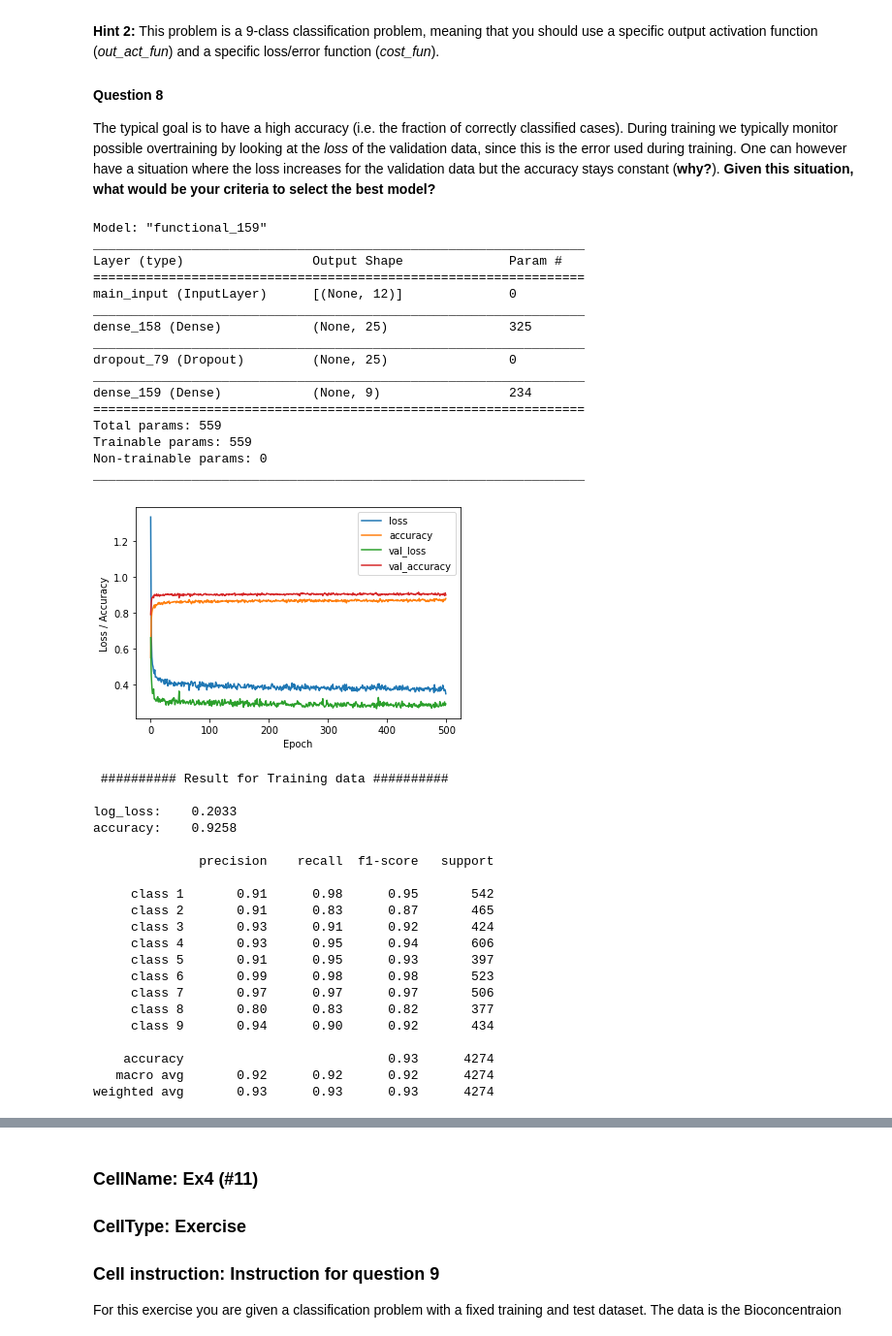
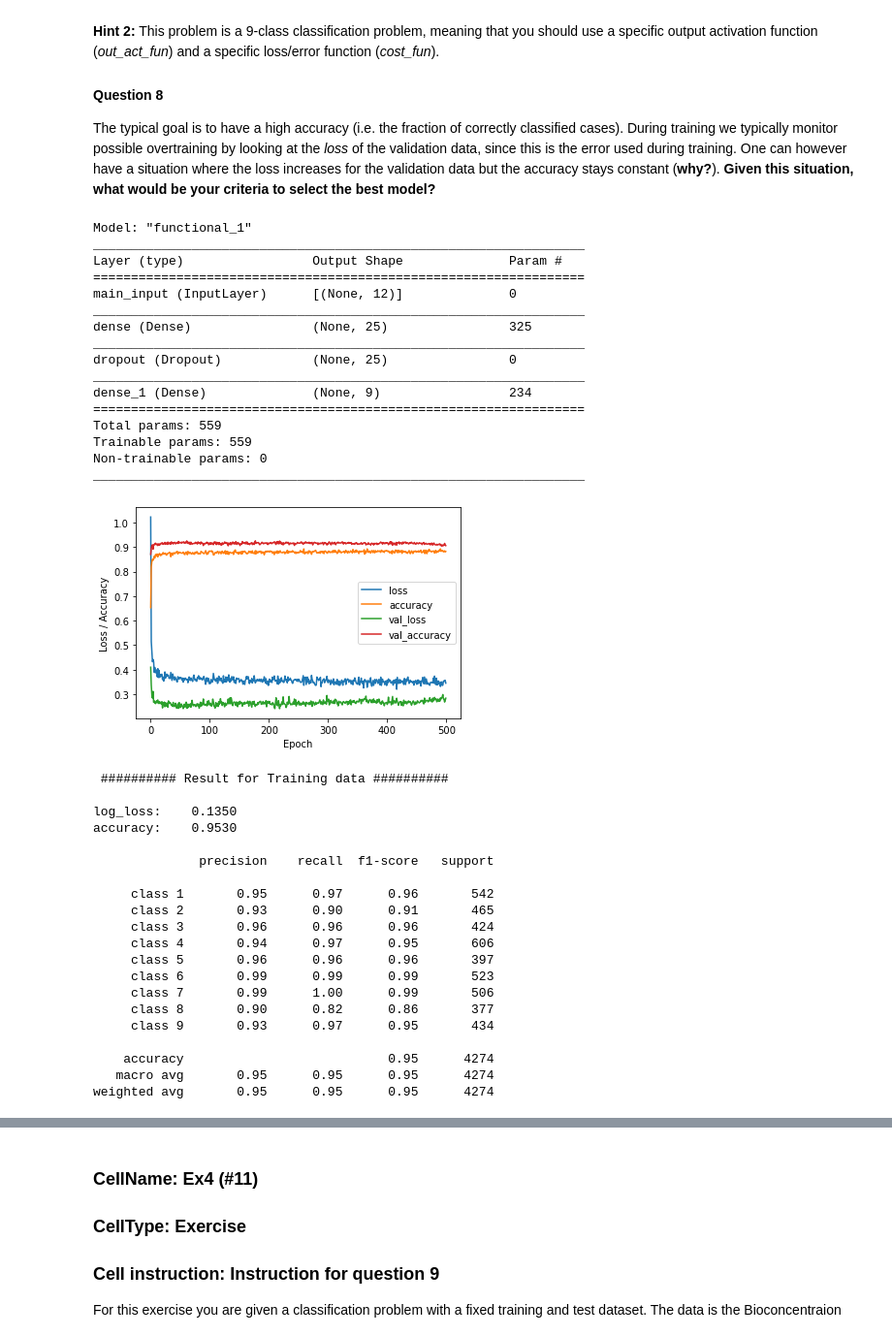
Before and after one commit to filipkalkan/EXTQ40, a Jupyter notebook: lab2.ipynb, the cells around one changed output, grey strips where cells are left out. Shown at 97% size. Drawn from its saved outputs; the diff is of its cells as text; code cells hidden in the pictures.

```diff
--- a/lab2.ipynb
+++ b/lab2.ipynb
@@ -792,9 +792,10 @@ from sklearn import model_selection
 x_trn, d_trn, x_val, d_val, x_tst, d_tst = vowels()
 
 # YOUR CODE FOR NORMALIZATION
-x_trn = preprocessing.normalize(x_trn)
-x_val = preprocessing.normalize(x_val)
-x_tst = preprocessing.normalize(x_tst)
+mu, std = standard(x_trn)
+x_trn = (x_trn - mu)/std
+x_val = (x_val - mu)/std
+x_tst = (x_tst - mu)/std
 num_classes = 9
 
 # YOUR CODE THAT DEFINES THE MLP
@@ -822,55 +823,55 @@ estimator_vowels = model_vowels.fit(x_trn, d_trn,
                       validation_data=(x_val,d_val),
                       batch_size=100,
                       verbose = 0)
 
 # Plot the learning curves
 plt.figure()
 plt.ylabel('Loss / Accuracy')
 plt.xlabel('Epoch')
 for k in estimator_vowels.history.keys():
     plt.plot(estimator_vowels.history[k], label = k)
 plt.legend()
 plt.show()
 
 # plot the confusion matrix
 make_cm_plot(model_vowels, x_trn, d_trn, num_classes, 'Training data')
 make_cm_plot(model_vowels, x_val, d_val, num_classes, 'Validation data')
 make_cm_plot(model_vowels, x_tst, d_tst, num_classes, 'Test data')
 # %% [output]
-Model: "functional_159"
+Model: "functional_1"
 _________________________________________________________________
 Layer (type)                 Output Shape              Param #
 =================================================================
 main_input (InputLayer)      [(None, 12)]              0
 _________________________________________________________________
-dense_158 (Dense)            (None, 25)                325
+dense (Dense)                (None, 25)                325
 _________________________________________________________________
-dropout_79 (Dropout)         (None, 25)                0
+dropout (Dropout)            (None, 25)                0
 _________________________________________________________________
-dense_159 (Dense)            (None, 9)                 234
+dense_1 (Dense)              (None, 9)                 234
 =================================================================
 Total params: 559
 Trainable params: 559
 Non-trainable params: 0
 _________________________________________________________________
-[figure, old version]
+[figure, new version]
  ########## Result for Training data ##########
 
-log_loss:    0.2033
-accuracy:    0.9258
+log_loss:    0.1350
+accuracy:    0.9530
 
               precision    recall  f1-score   support
 
-     class 1       0.91      0.98      0.95       542
-     class 2       0.91      0.83      0.87       465
-     class 3       0.93      0.91      0.92       424
-     class 4       0.93      0.95      0.94       606
-     class 5       0.91      0.95      0.93       397
-     class 6       0.99      0.98      0.98       523
-     class 7       0.97      0.97      0.97       506
-     class 8       0.80      0.83      0.82       377
-     class 9       0.94      0.90      0.92       434
+     class 1       0.95      0.97      0.96       542
+     class 2       0.93      0.90      0.91       465
+     class 3       0.96      0.96      0.96       424
+     class 4       0.94      0.97      0.95       606
+     class 5       0.96      0.96      0.96       397
+     class 6       0.99      0.99      0.99       523
+     class 7       0.99      1.00      0.99       506
+     class 8       0.90      0.82      0.86       377
+     class 9       0.93      0.97      0.95       434
 
-    accuracy                           0.93      4274
-   macro avg       0.92      0.92      0.92      4274
-weighted avg       0.93      0.93      0.93      4274
+    accuracy                           0.95      4274
+   macro avg       0.95      0.95      0.95      4274
+weighted avg       0.95      0.95      0.95      4274
```
Also changed, not shown: parts of 4 cells of this notebook, 1 other file.
